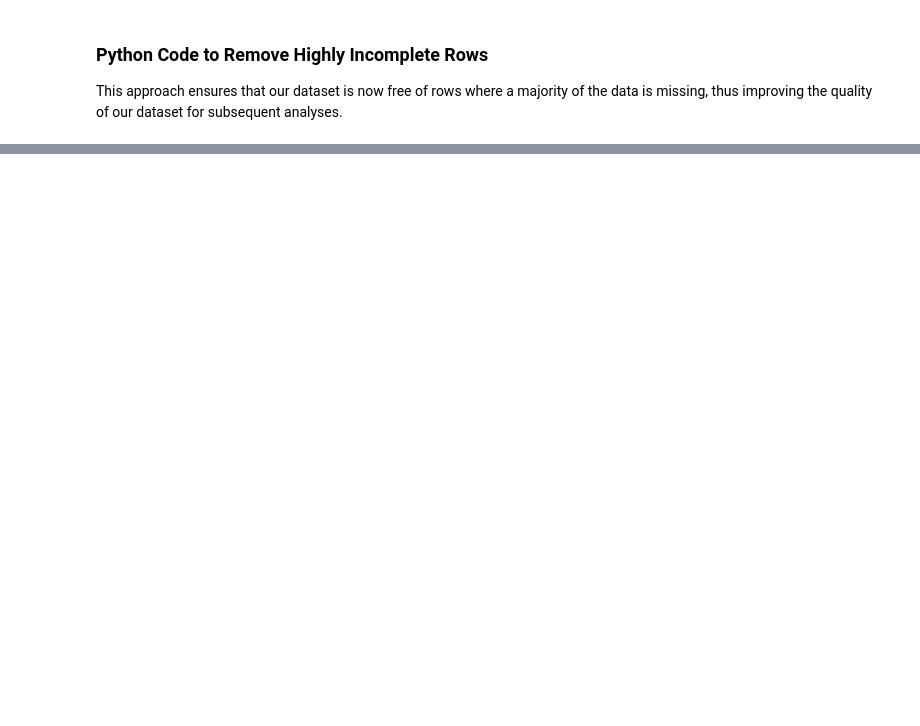
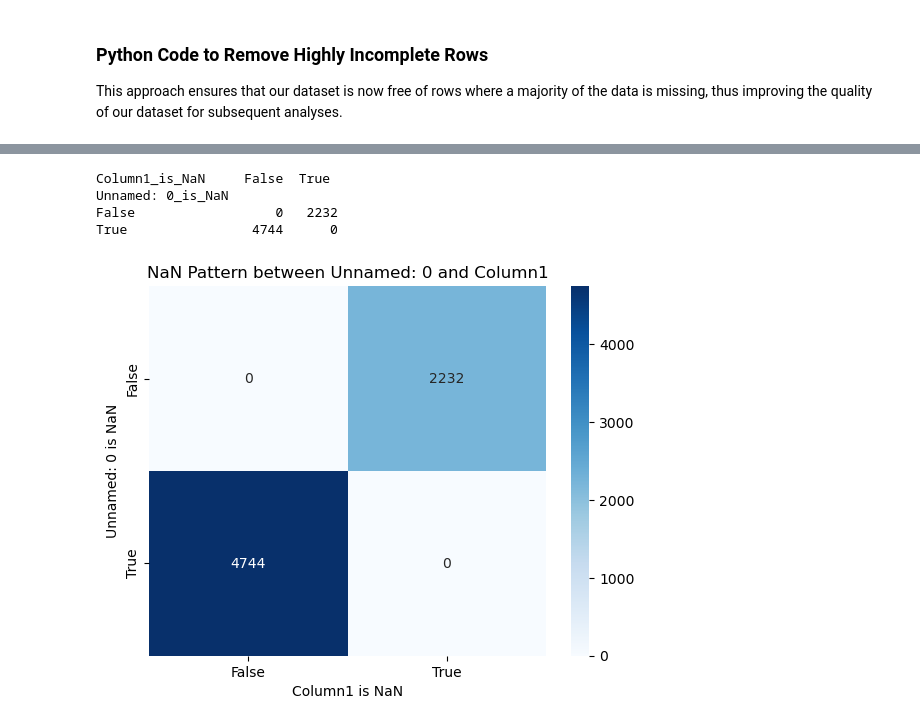
Before and after one commit to samke01/hsaalen-datamining, a Jupyter notebook: Regression/Regression_Data_Cleaning.ipynb, the cells around one changed output, grey strips where cells are left out. Saved outputs shown, nothing was run; the diff lists cells and outputs as text; code cells hidden in the pictures; blank space fills up the shorter version.

```diff
--- a/Regression/Regression_Data_Cleaning.ipynb
+++ b/Regression/Regression_Data_Cleaning.ipynb
@@ -620,2 +292,0 @@ Fix a typo.
-# %%
-df.rename(columns = {"classfication" : "classification"}, inplace = True)
@@ -626,2 +292,0 @@ Set a Pokémon's name right at the beginning of the dataset
-# %%
-df.insert(0, "name", df.pop("name"))
@@ -651,0 +378,4 @@ df.head().T
+# %%
+# Create indicator columns: True if the value is missing, False otherwise
+df['Unnamed: 0_is_NaN'] = df['Unnamed: 0'].isnull()
+df['Column1_is_NaN'] = df['Column1'].isnull()
@@ -651,0 +386,10 @@ df.head().T
+# %%
+# Analyze the pattern
+pattern_check = df[['Unnamed: 0_is_NaN', 'Column1_is_NaN']]
+
+# Display the relationship
+print(pattern_check.head(10))
+
+# Checking the specific pattern: when one is NaN, the other is not NaN
+pattern_analysis = (df['Unnamed: 0_is_NaN'] != df['Column1_is_NaN'])
+print(f"Number of rows where NaNs in 'Unnamed: 0' align with non-NaNs in 'Column1' and vice versa: {pattern_analysis.sum()}. Total rows: {len(df)}")
@@ -651,0 +413,17 @@ df.head().T
+# %%
+# Create a crosstab
+ctab = pd.crosstab(pattern_check['Unnamed: 0_is_NaN'], pattern_check['Column1_is_NaN'])
+print(ctab)
+
+# Heatmap of the crosstab
+sns.heatmap(ctab, annot=True, cmap="Blues", fmt='d')
+plt.title('NaN Pattern between Unnamed: 0 and Column1')
+plt.xlabel('Column1 is NaN')
+plt.ylabel('Unnamed: 0 is NaN')
+plt.show()
+# %% [output]
+Column1_is_NaN     False  True
+Unnamed: 0_is_NaN
+False                  0   2232
+True                4744      0
+[figure, added]
```
Also changed, not shown: parts of 120 cells of this notebook, 5 other files.
